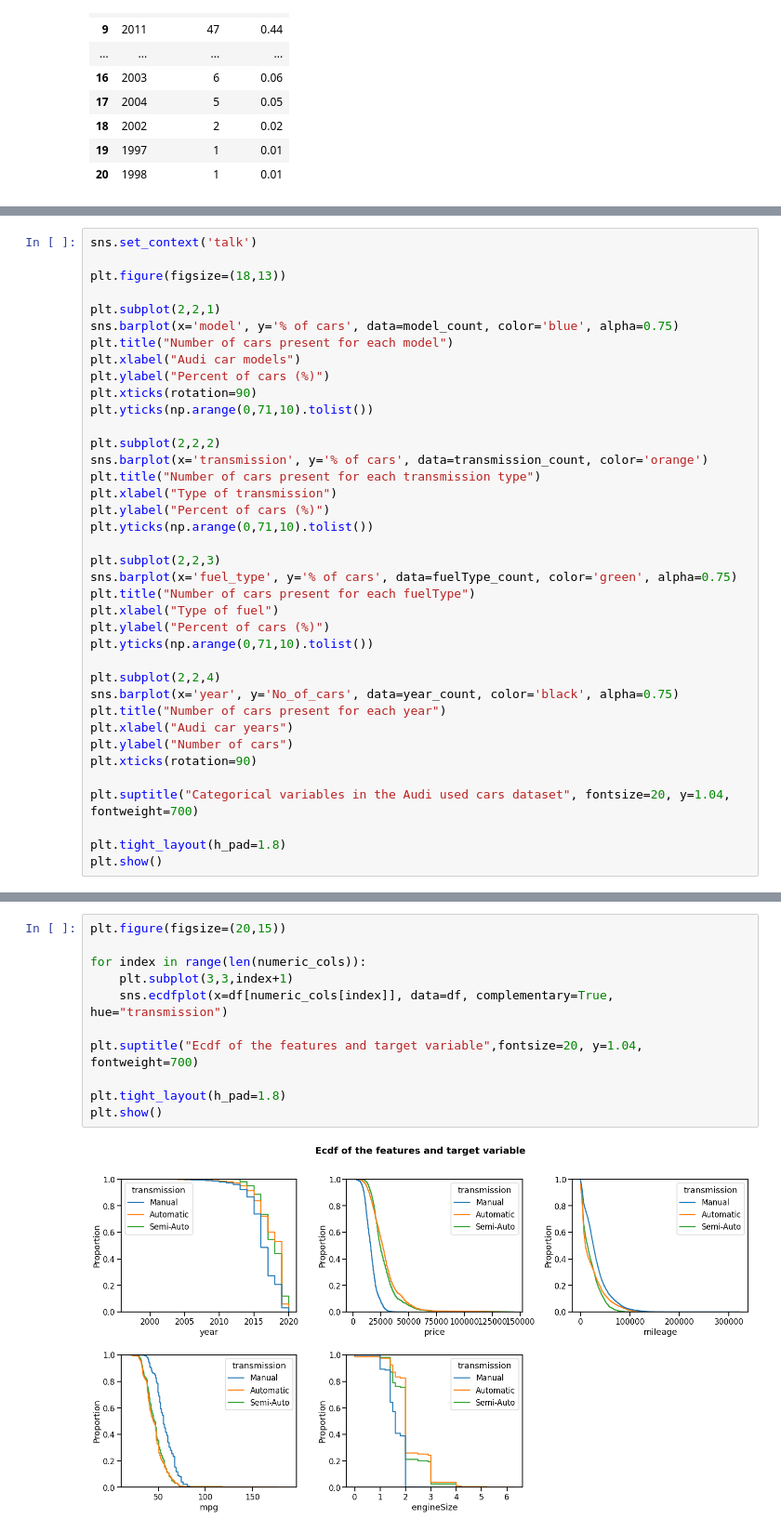
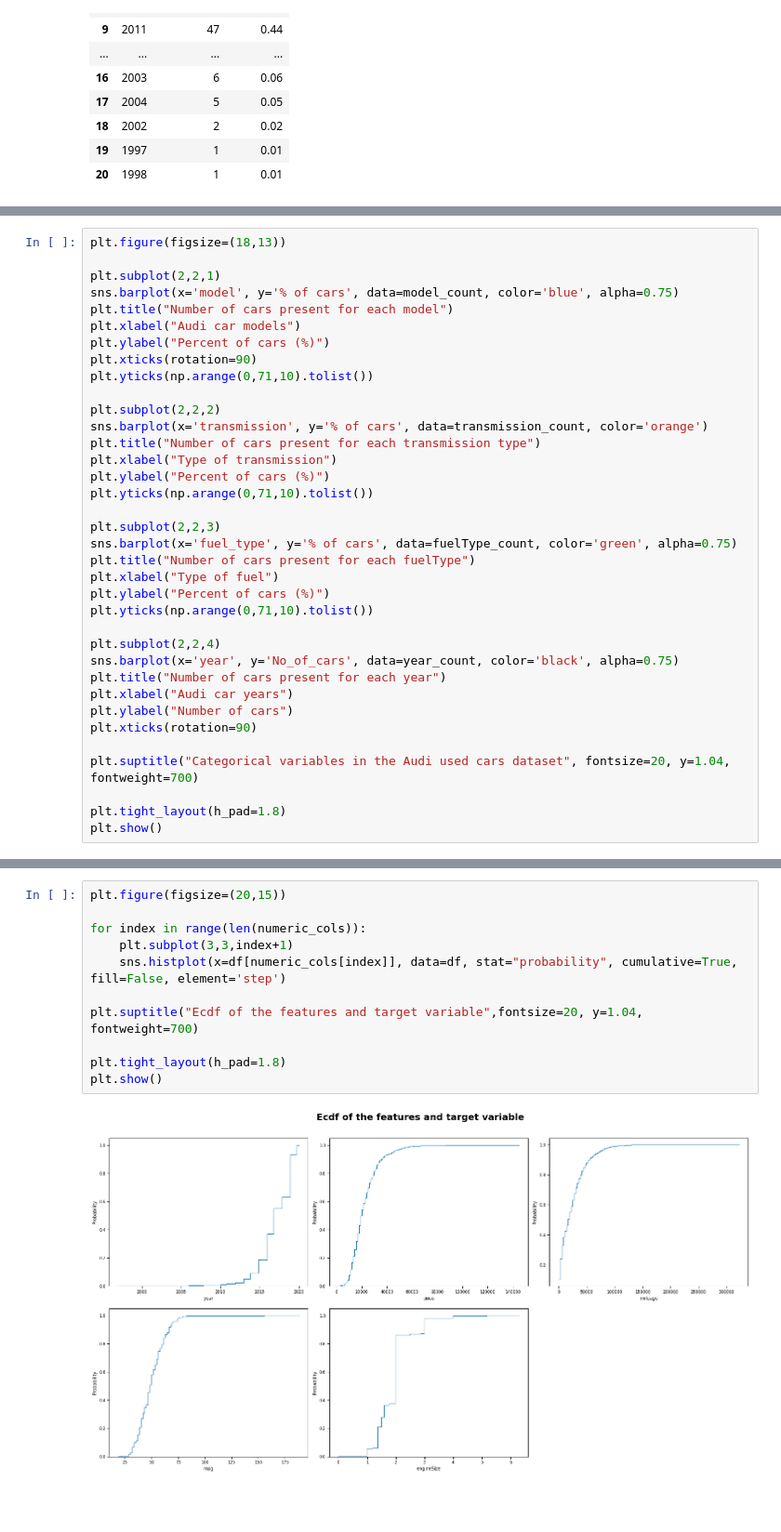
Before and after one commit to NahimaTrisha/Data-visualization-with-Python, a Jupyter notebook: audi_used_car_EDA.ipynb, the cells around one changed output, grey strips where cells are left out. Shown at 93% size. Drawn from its saved outputs; the diff is of its cells as text; blank space fills up the shorter version.

```diff
--- a/audi_used_car_EDA.ipynb
+++ b/audi_used_car_EDA.ipynb
@@ -273,6 +273,4 @@ plt.show()
 # %%
-sns.set_context('talk')
-
 plt.figure(figsize=(18,13))
 
 plt.subplot(2,2,1)
@@ -350,16 +372,16 @@ plt.show()
 # %%
 plt.figure(figsize=(20,15))
 
 for index in range(len(numeric_cols)):
     plt.subplot(3,3,index+1)
-    sns.ecdfplot(x=df[numeric_cols[index]], data=df, complementary=True, hue="transmission")
+    sns.histplot(x=df[numeric_cols[index]], data=df, stat="probability", cumulative=True, fill=False, element='step')
 
 plt.suptitle("Ecdf of the features and target variable",fontsize=20, y=1.04, fontweight=700)
 
 plt.tight_layout(h_pad=1.8)
 plt.show()
 # %% [output]
-[figure, old version]
+[figure, new version]
 # %%
 plt.figure(figsize=(20,15))
 for index in range(len(numeric_cols)):
```
Also changed, not shown: parts of 10 cells of this notebook.
